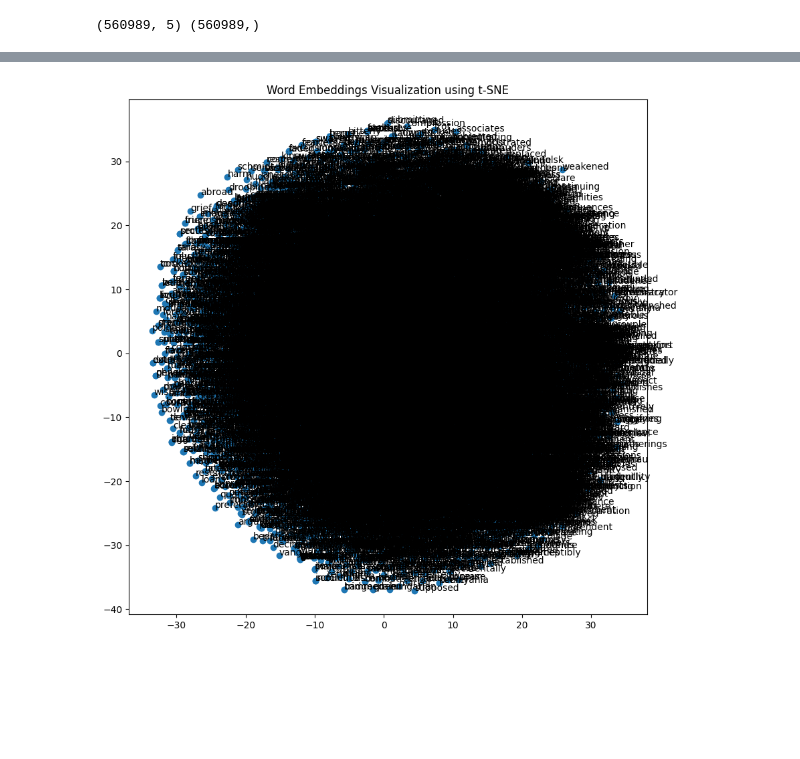
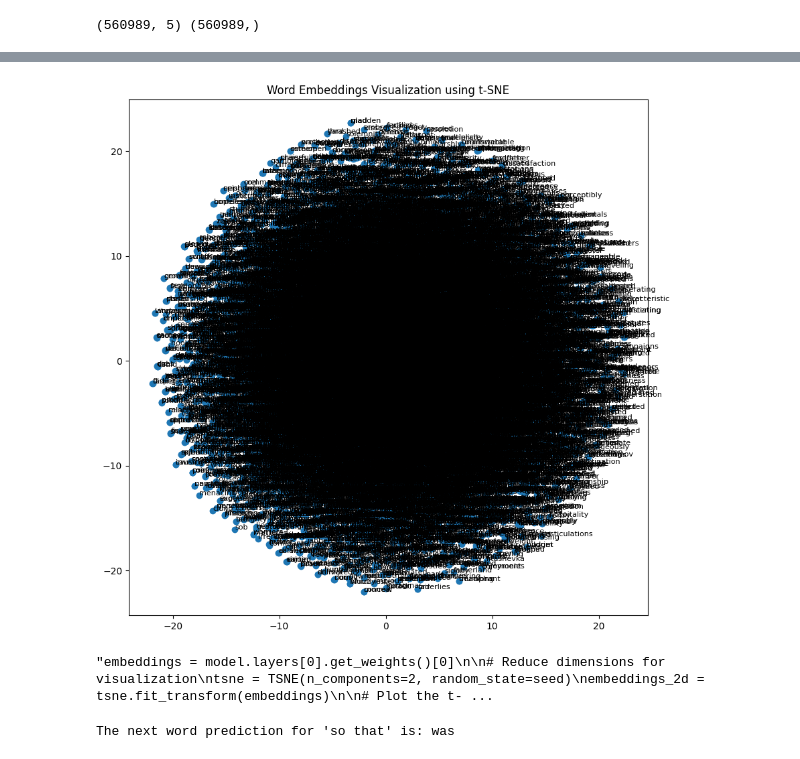
Before and after one commit to PankajGadhwal/ML-Projects, a Jupyter notebook: A3/Q1.ipynb, the cells around one changed output, grey strips where cells are left out. Cells and saved outputs as stored; diff of their text form; code cells hidden in the pictures; blank space fills up the shorter version.

```diff
--- a/A3/Q1.ipynb
+++ b/A3/Q1.ipynb
@@ -127,5 +118,17 @@ tf.random.set_seed(seed)
 # %%
 # Split the data into training and testing sets
 X_train, X_test, y_train, y_test = train_test_split(X, y, test_size=0.2, random_state=seed)
+# %%
+# Convert data to PyTorch tensors
+X_train_tensor = torch.tensor(X_train, dtype=torch.long)
+y_train_tensor = torch.tensor(y_train, dtype=torch.long)
+X_test_tensor = torch.tensor(X_test, dtype=torch.long)
+y_test_tensor = torch.tensor(y_test, dtype=torch.long)
+
+# Train the model
+epochs = 10
+batch_size = 32
+train_data = torch.utils.data.TensorDataset(X_train_tensor, y_train_tensor)
+train_loader = torch.utils.data.DataLoader(train_data, batch_size=batch_size, shuffle=True)
 # %%
 # Build the MLP model
@@ -190,3 +161,15 @@ Epoch 10/10
 
 #     if (epoch + 1) % 5 == 0:
 #         print(f'Epoch [{epoch + 1}/{num_epochs}], Loss: {loss.item():.4f}')
+# %%
+for epoch in range(epochs):
+    model.train()
+    total_loss = 0
+    for X_batch, y_batch in tqdm(train_loader, desc=f"Epoch {epoch+1}/{epochs}"):
+        optimizer.zero_grad()
+        output = model(X_batch)
+        loss = criterion(output, y_batch)
+        loss.backward()
+        optimizer.step()
+        total_loss += loss.item()
+    print(f"Epoch {epoch+1}, Loss: {total_loss/len(train_loader):.4f}")
@@ -197,9 +191,24 @@ with open('mlp_text_generator.pkl', 'wb') as f:
 
 with open('vocab.json', 'w') as f:
     json.dump(word_to_idx, f)
+# %%
+# Extract embeddings and visualize using t-SNE
+embeddings = model.embedding.weight.detach().numpy()
+tsne = TSNE(n_components=2, random_state=42)
+embeddings_2d = tsne.fit_transform(embeddings)
+
+# Plot t-SNE visualization
+plt.figure(figsize=(10, 10))
+plt.scatter(embeddings_2d[:, 0], embeddings_2d[:, 1])
+for i, word in enumerate(vocab):
+    plt.annotate(word, xy=(embeddings_2d[i, 0], embeddings_2d[i, 1]), fontsize=8)
+plt.title("Word Embeddings Visualization using t-SNE")
+plt.show()
+# %% [output]
+[figure, added]
 # %%
 # Extract embeddings
-embeddings = model.layers[0].get_weights()[0]
+'''embeddings = model.layers[0].get_weights()[0]
 
 # Reduce dimensions for visualization
 tsne = TSNE(n_components=2, random_state=seed)
@@ -211,6 +220,6 @@ plt.scatter(embeddings_2d[:, 0], embeddings_2d[:, 1])
 for i, word in enumerate(vocab):
     plt.annotate(word, xy=(embeddings_2d[i, 0], embeddings_2d[i, 1]))
 plt.title('Word Embeddings Visualization using t-SNE')
-plt.show()
+plt.show()'''
 # %% [output]
-[figure, removed]
+"embeddings = model.layers[0].get_weights()[0]\n\n# Reduce dimensions for visualization\ntsne = TSNE(n_components=2, random_state=seed)\nembeddings_2d = tsne.fit_transform(embeddings)\n\n# Plot the t- ...
@@ -216,0 +247,6 @@ plt.show()
+# %%
+sentence = "so that"
+next_word = predict_next_word(sentence)
+print(f"The next word prediction for '{sentence}' is: {next_word}")
+# %% [output]
+The next word prediction for 'so that' is: was
```
Also changed, not shown: parts of 6 cells of this notebook, 1 other file.
